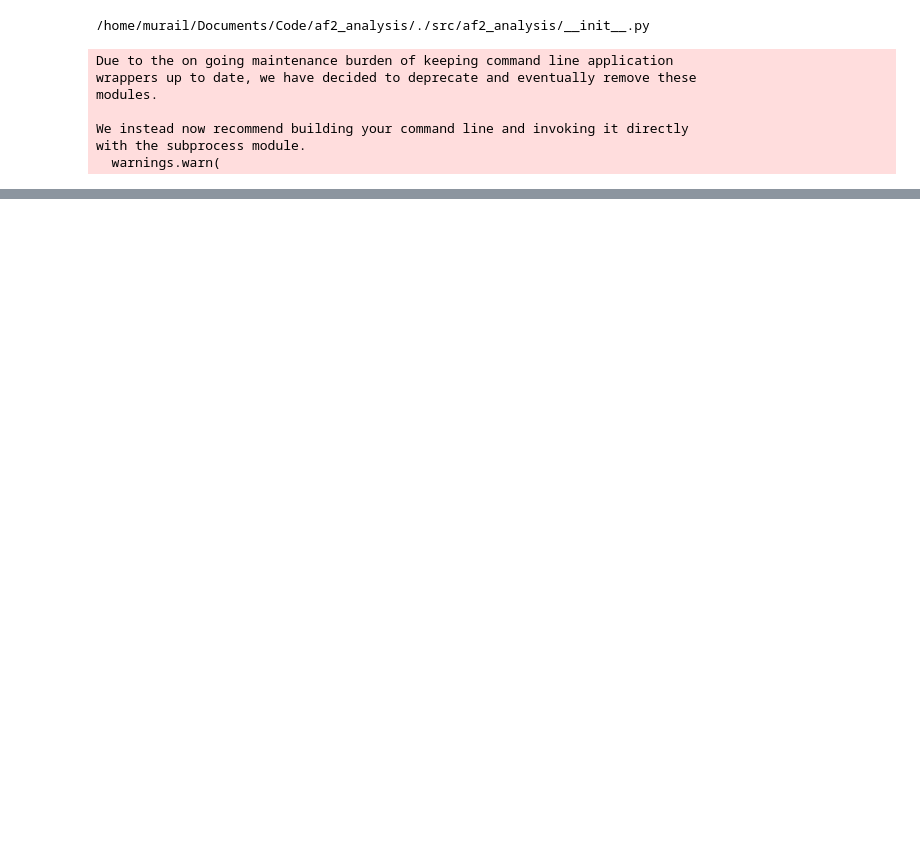
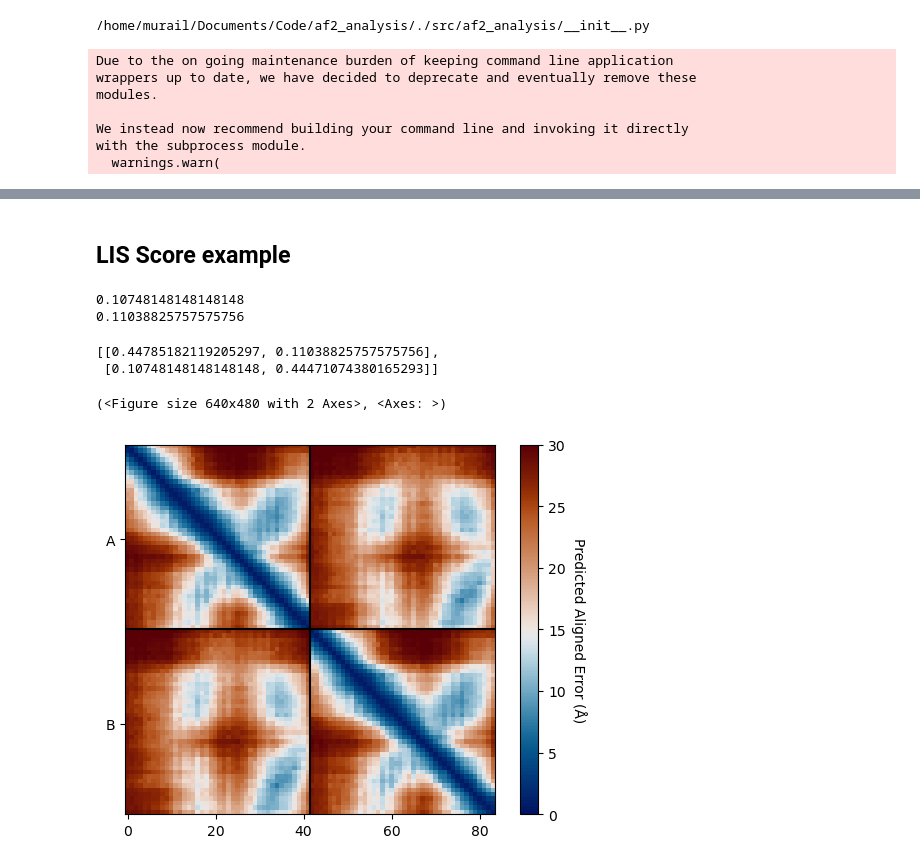
Before and after one commit to samuelmurail/af2_analysis, a Jupyter notebook: example.ipynb, the cells around one changed output, grey strips where cells are left out. Cells and saved outputs as stored; diff of their text form; code cells hidden in the pictures; blank space fills up the shorter version.

```diff
--- a/example.ipynb
+++ b/example.ipynb
@@ -69,0 +82,18 @@ my_data.df
+# %% [markdown]
+## LIS Score example
+# %%
+for col in ['LIS_rec_pep', 'LIS_pep_rec']:
+    print(my_data.df.iloc[0][col])
+# %% [output]
+0.10748148148148148
+0.11038825757575756
+# %%
+my_data.df.iloc[0]['LIS']
+# %% [output]
+[[0.44785182119205297, 0.11038825757575756],
+ [0.10748148148148148, 0.44471074380165293]]
+# %%
+my_data.plot_pae(0)
+# %% [output]
+(<Figure size 640x480 with 2 Axes>, <Axes: >)
+[figure, added]
```
Also changed, not shown: parts of 10 cells of this notebook, 1 other file.
